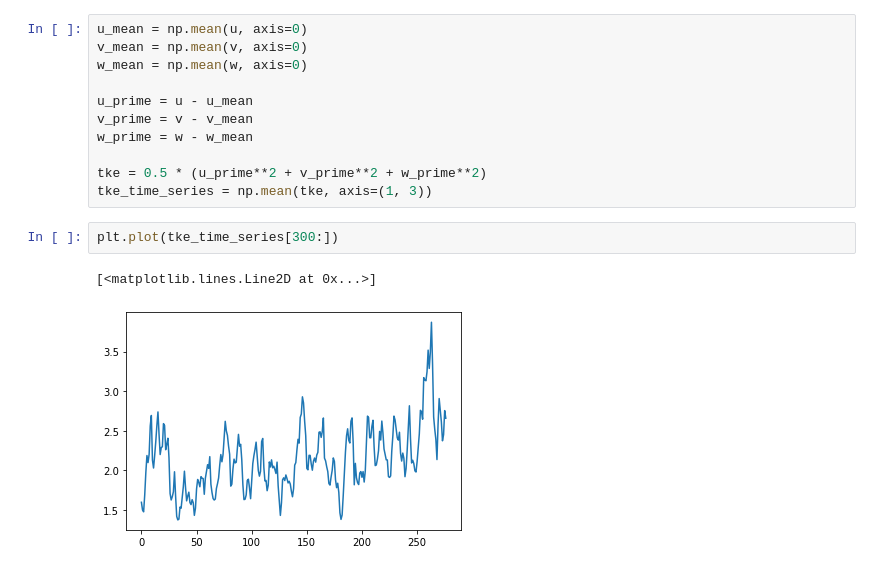
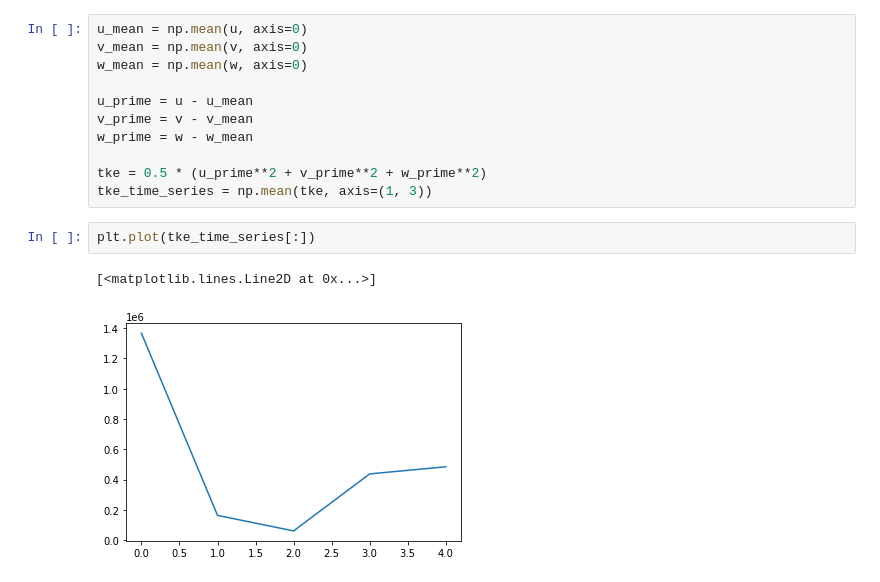
Before and after one commit to GeorgTrede/microhh, a Jupyter notebook: cases/turb_test/eval_turb_test.ipynb, the cells around one changed output. Saved outputs shown, nothing was run; the diff lists cells and outputs as text.

```diff
--- a/cases/turb_test/eval_turb_test.ipynb
+++ b/cases/turb_test/eval_turb_test.ipynb
@@ -90,7 +90,7 @@ w_prime = w - w_mean
 tke = 0.5 * (u_prime**2 + v_prime**2 + w_prime**2)
 tke_time_series = np.mean(tke, axis=(1, 3))
 # %%
-plt.plot(tke_time_series[300:])
+plt.plot(tke_time_series[:])
 # %% [output]
 [<matplotlib.lines.Line2D at 0x...>]
-[figure, old version]
+[figure, new version]
```
Also changed, not shown: parts of 4 cells of this notebook, 3 other files.
